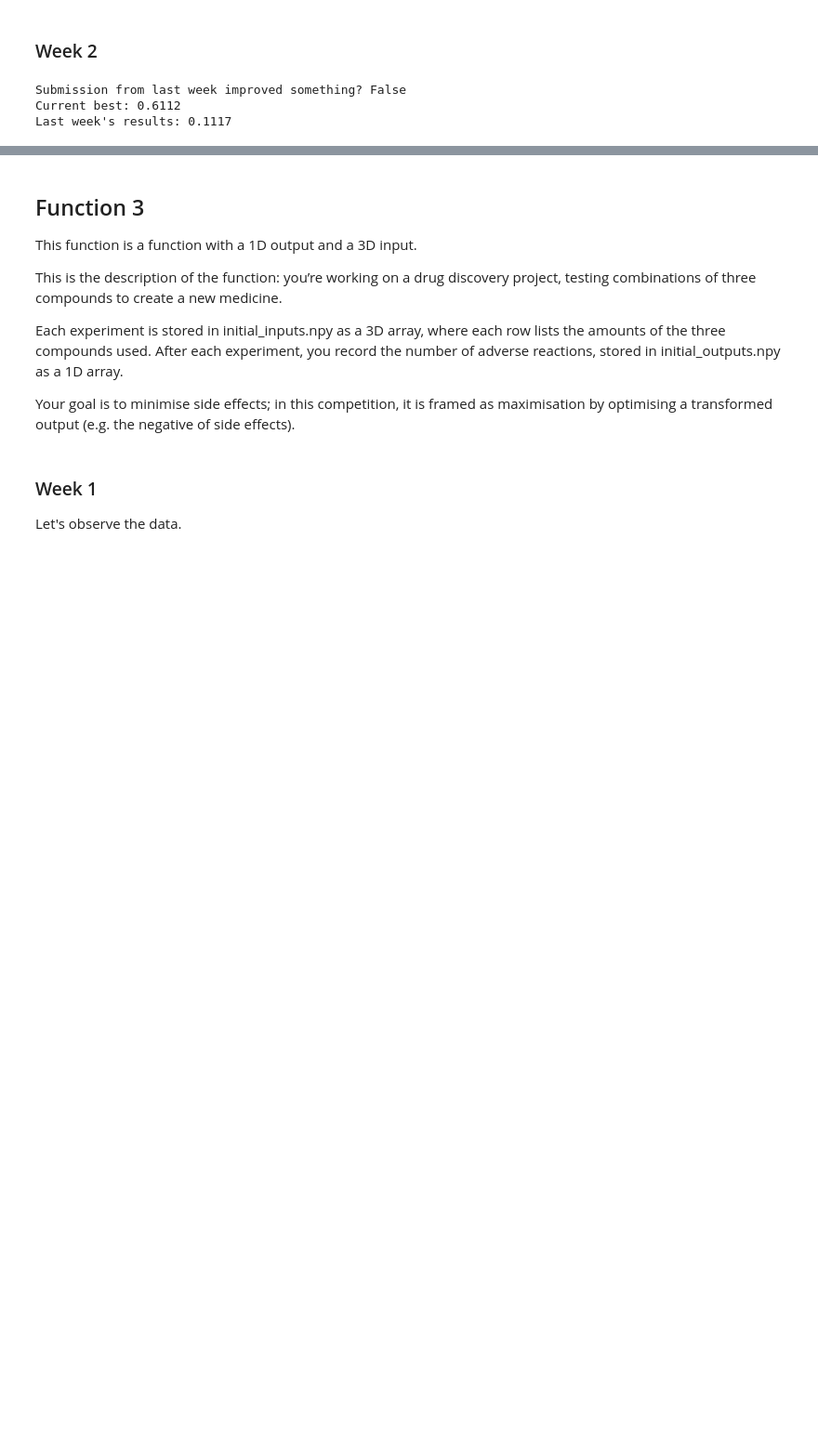
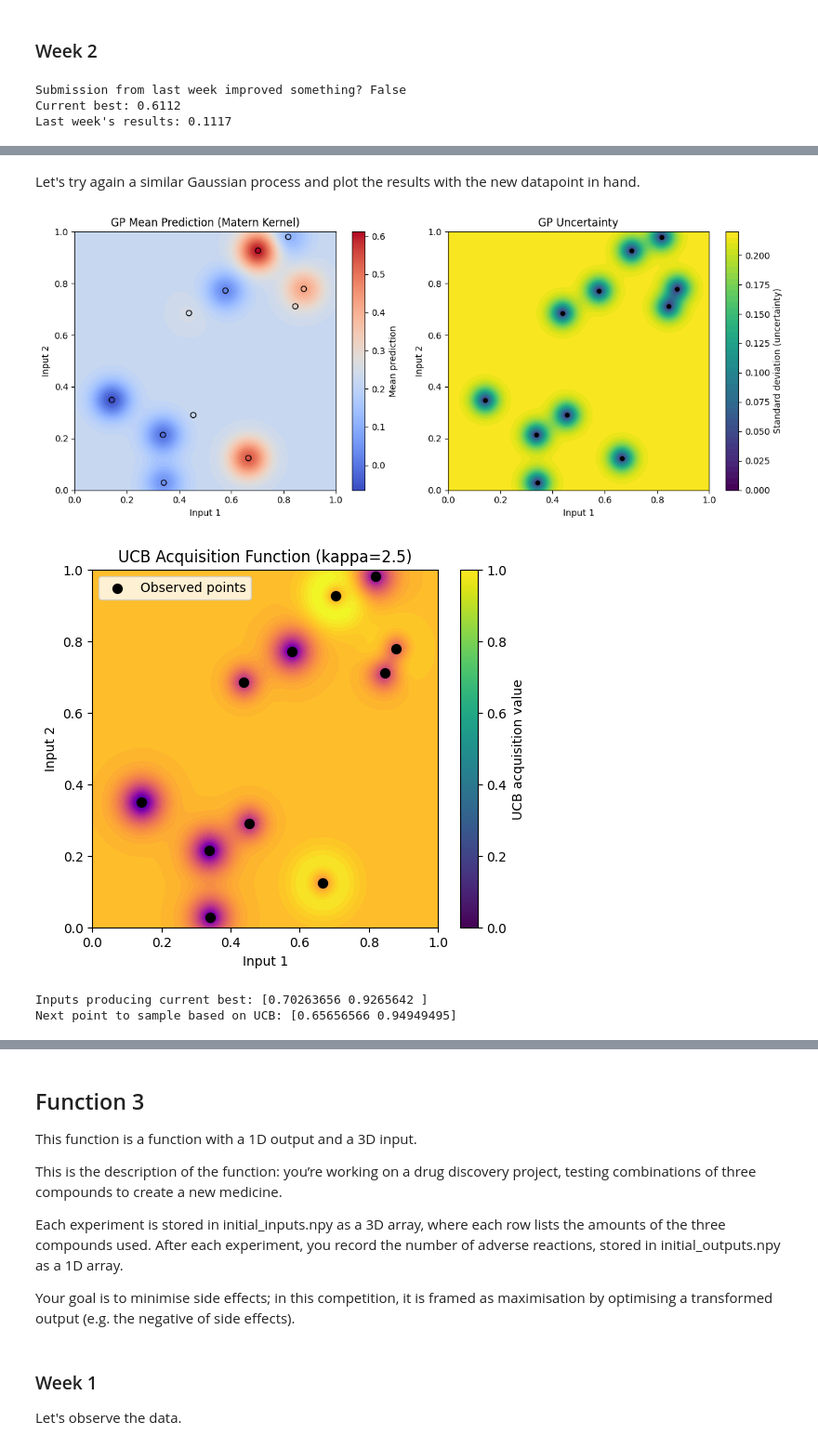
Before and after one commit to emarb/imperial-ml-capstone, a Jupyter notebook: bboptimization.ipynb, the cells around one changed output, grey strips where cells are left out. Shown at 93% size. Drawn from its saved outputs; the diff is of its cells as text; code cells hidden in the pictures; blank space fills up the shorter version.

```diff
--- a/bboptimization.ipynb
+++ b/bboptimization.ipynb
@@ -440,0 +555,69 @@ Last week's results: 0.1117
+# %% [markdown]
+Let's try again a similar Gaussian process and plot the results with the new datapoint in hand.
+# %%
+kernel = RBF(length_scale=0.2, length_scale_bounds=(1e-10,1)) + WhiteKernel(noise_level=1e-9, noise_level_bounds=(1e-12, 1e-3))
+gp = GaussianProcessRegressor(
+    kernel=kernel,
+    n_restarts_optimizer=20,
+    alpha=1e-8, #modelling noise
+    normalize_y=True,
+    random_state=42
+)
+gp.fit(f2_inputs, f2_outputs)
+
+x1 = np.linspace(0, 1, 100)
+x2 = np.linspace(0, 1, 100)
+X1, X2 = np.meshgrid(x1, x2)
+X_grid = np.column_stack([X1.ravel(), X2.ravel()])
+
+y_mean, y_std = gp.predict(X_grid, return_std=True)
+Y_mean = y_mean.reshape(X1.shape)
+Y_std = y_std.reshape(X1.shape)
+
+# Plot mean
+plt.figure(figsize=(12,5))
+
+plt.subplot(1,2,1)
+plt.contourf(X1, X2, Y_mean, cmap='coolwarm', levels=50)
+plt.scatter(f2_inputs[:,0], f2_inputs[:,1], c=f2_outputs, cmap='coolwarm', edgecolor='k')
+plt.colorbar(label='Mean prediction')
+plt.title("GP Mean Prediction (Matern Kernel)")
+plt.xlabel("Input 1")
+plt.ylabel("Input 2")
+
+# Plot uncertainty
+plt.subplot(1,2,2)
+plt.contourf(X1, X2, Y_std, cmap='viridis', levels=50)
+plt.colorbar(label='Standard deviation (uncertainty)')
+plt.scatter(f2_inputs[:,0], f2_inputs[:,1], c='k', s=20)
+plt.title("GP Uncertainty")
+plt.xlabel("Input 1")
+plt.ylabel("Input 2")
+
+plt.tight_layout()
+plt.show()
+
+kappa = 2.5
+UCB = Y_mean + kappa * Y_std  # shape = (grid_size, grid_size)
+
+plt.figure(figsize=(6,5))
+plt.contourf(X1, X2, UCB, cmap='plasma', levels=50)
+plt.scatter(f2_inputs[:,0], f2_inputs[:,1], c='k', s=50, label='Observed points')
+plt.colorbar(label='UCB acquisition value')
+plt.title(f"UCB Acquisition Function (kappa={kappa})")
+plt.xlabel("Input 1")
+plt.ylabel("Input 2")
+plt.legend()
+plt.show()
+# %% [output]
+[figure, added]
+[figure, added]
+# %%
+max_idx = np.argmax(UCB)  # index of the maximum UCB
+next_point = X_grid[max_idx]  # coordinates in input space
+
+print(f"Inputs producing current best: {f2_inputs[np.argmax(f2_outputs)]}")
+print("Next point to sample based on UCB:", next_point)
+# %% [output]
+Inputs producing current best: [0.70263656 0.9265642 ]
+Next point to sample based on UCB: [0.65656566 0.94949495]
```
Also changed, not shown: parts of 52 cells of this notebook.
